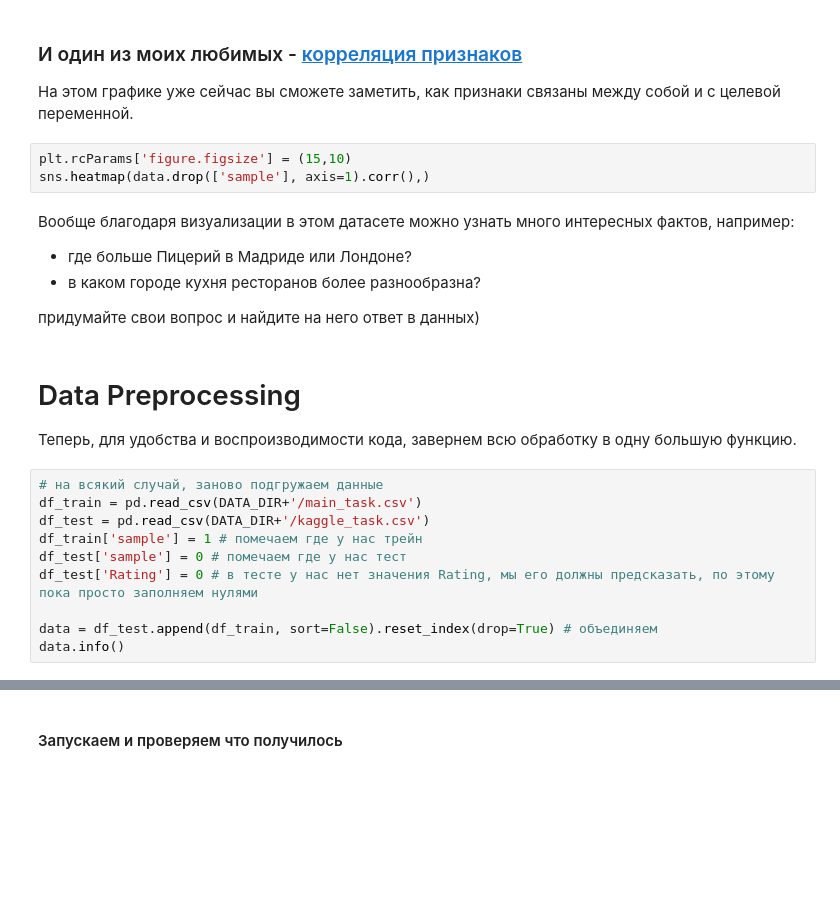
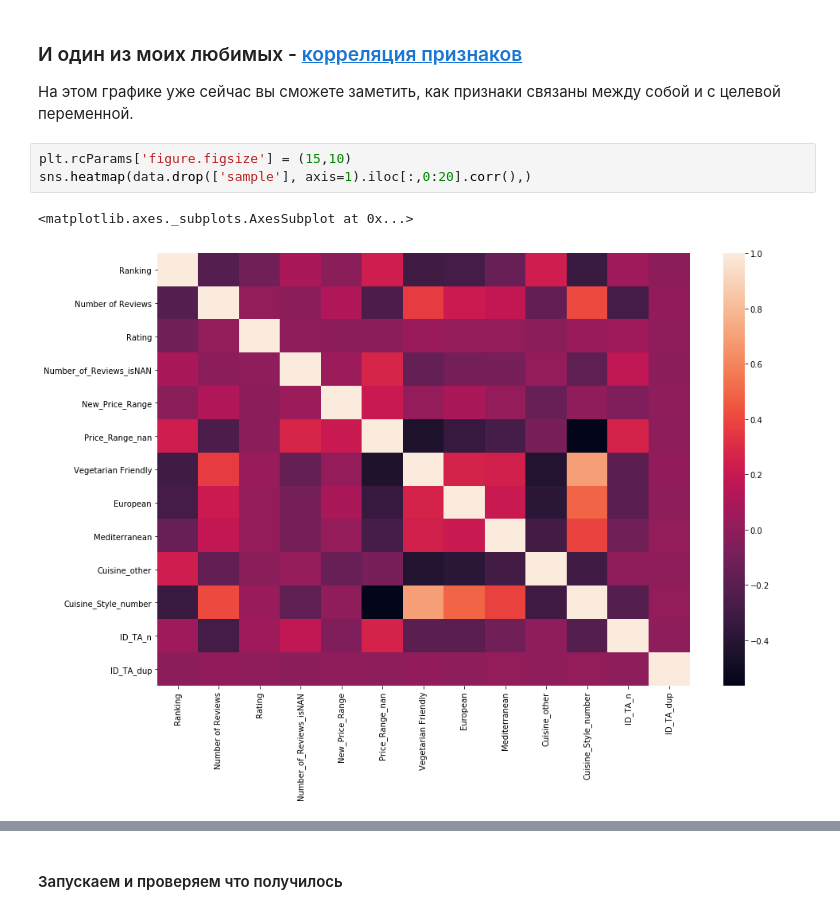
Before and after one commit to LemzarL/Skills, a Jupyter notebook: module_3/baseline-sf-tripadvisor-rating-v2-7.ipynb, the cells around one changed output, grey strips where cells are left out. Saved outputs shown, nothing was run; the diff lists cells and outputs as text; blank space fills up the shorter version.

```diff
--- a/module_3/baseline-sf-tripadvisor-rating-v2-7.ipynb
+++ b/module_3/baseline-sf-tripadvisor-rating-v2-7.ipynb
@@ -686,23 +651,7 @@ memory usage: 632.3 MB
 На этом графике уже сейчас вы сможете заметить, как признаки связаны между собой и с целевой переменной.
 # %%
 plt.rcParams['figure.figsize'] = (15,10)
-sns.heatmap(data.drop(['sample'], axis=1).corr(),)
+sns.heatmap(data.drop(['sample'], axis=1).iloc[:,0:20].corr(),)
+# %% [output]
+<matplotlib.axes._subplots.AxesSubplot at 0x...>
+[figure, added]
-# %% [markdown]
-Вообще благодаря визуализации в этом датасете можно узнать много интересных фактов, например:
-* где больше Пицерий в Мадриде или Лондоне?
-* в каком городе кухня ресторанов более разнообразна?
-
-придумайте свои вопрос и найдите на него ответ в данных)
-# %% [markdown]
-# Data Preprocessing
-Теперь, для удобства и воспроизводимости кода, завернем всю обработку в одну большую функцию.
-# %%
-# на всякий случай, заново подгружаем данные
-df_train = pd.read_csv(DATA_DIR+'/main_task.csv')
-df_test = pd.read_csv(DATA_DIR+'/kaggle_task.csv')
-df_train['sample'] = 1 # помечаем где у нас трейн
-df_test['sample'] = 0 # помечаем где у нас тест
-df_test['Rating'] = 0 # в тесте у нас нет значения Rating, мы его должны предсказать, по этому пока просто заполняем нулями
-
-data = df_test.append(df_train, sort=False).reset_index(drop=True) # объединяем
-data.info()
```
Also changed, not shown: parts of 40 cells of this notebook.
